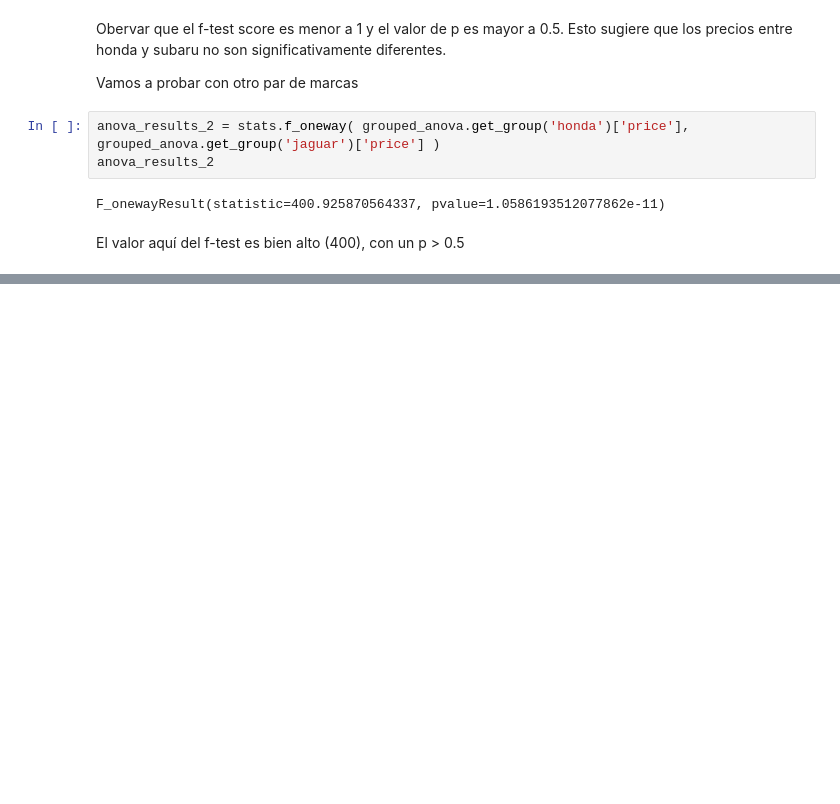
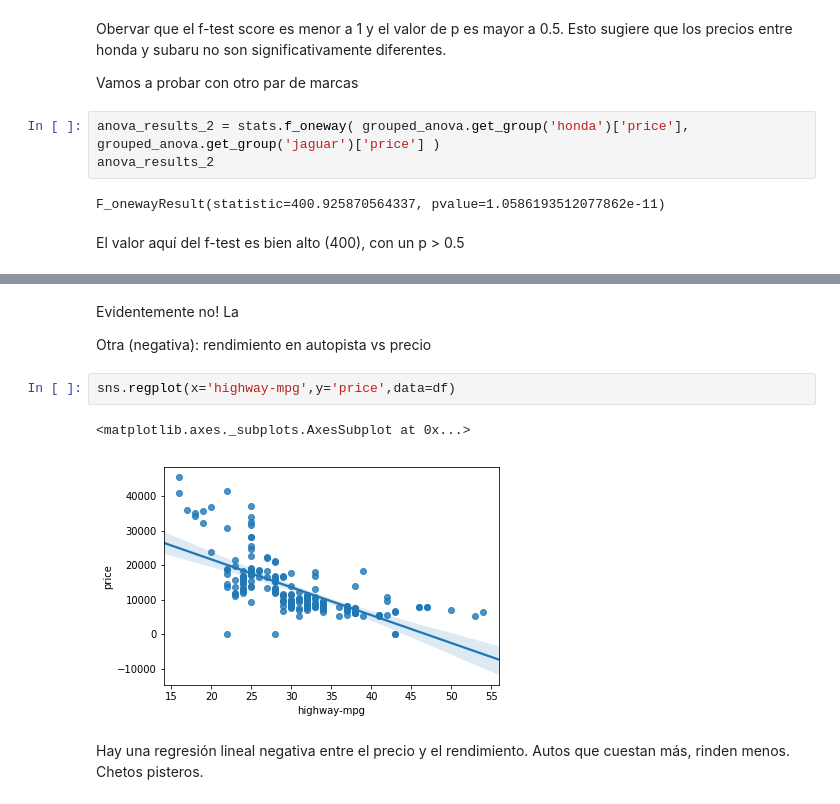
Before and after one commit to ger-velazquez/Curso_DS, a Jupyter notebook: AnalyzingData/Emprolijando datos.ipynb, the cells around one changed output, grey strips where cells are left out. Drawn from its saved outputs; the diff is of its cells as text; blank space fills up the shorter version.

Commit message:
sumamos correlacion y regresión lineal

```diff
--- a/AnalyzingData/Emprolijando datos.ipynb
+++ b/AnalyzingData/Emprolijando datos.ipynb
@@ -418,0 +469,11 @@ En gral. podemos afirmar que existe una correlación fuerte entre una variable c
+# %% [markdown]
+Evidentemente no! La
+
+Otra (negativa): rendimiento en autopista vs precio
+# %%
+sns.regplot(x='highway-mpg',y='price',data=df)
+# %% [output]
+<matplotlib.axes._subplots.AxesSubplot at 0x...>
+[figure, added]
+# %% [markdown]
+Hay una regresión lineal negativa entre el precio y el rendimiento. Autos que cuestan más, rinden menos. Chetos pisteros.
```
Also changed, not shown: parts of 13 cells of this notebook.
